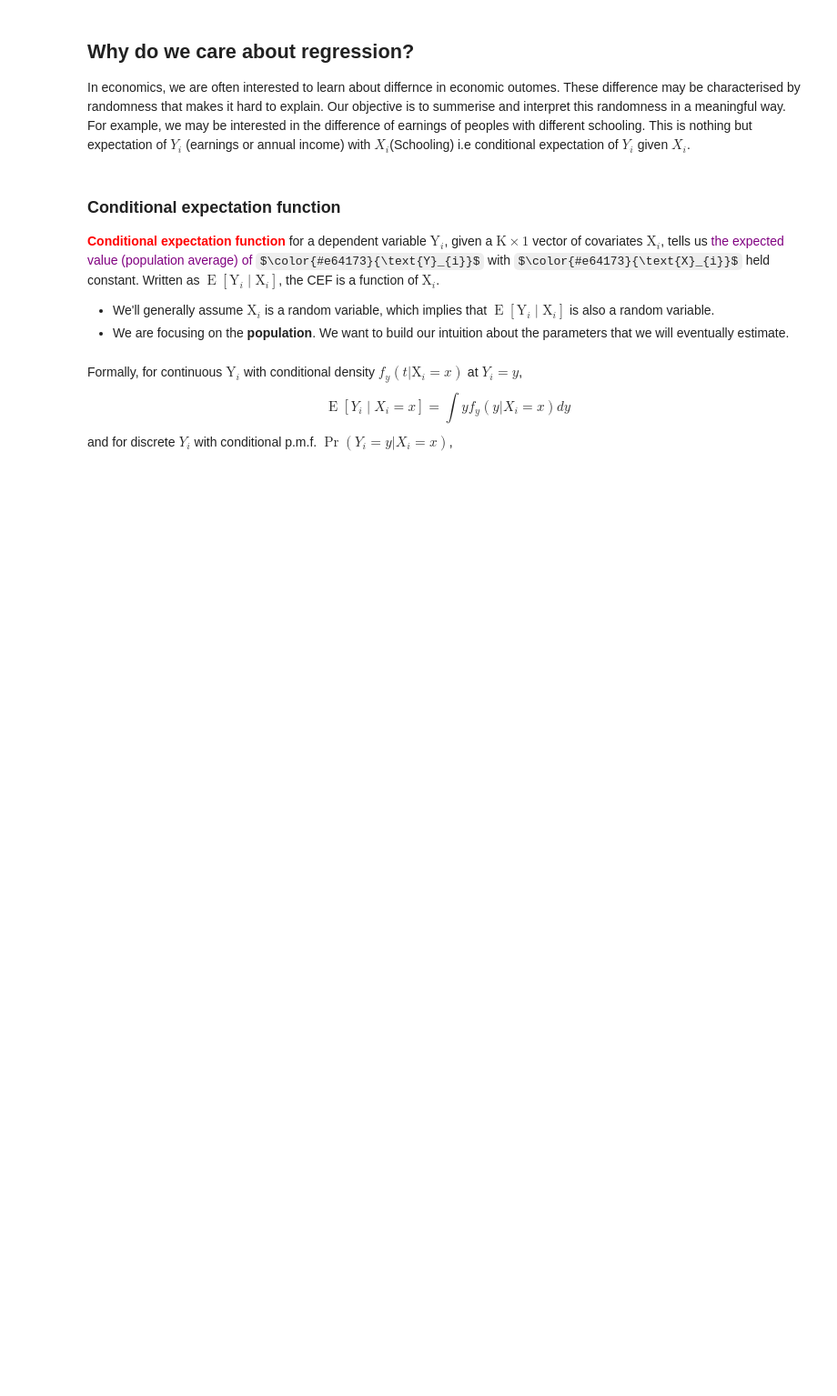
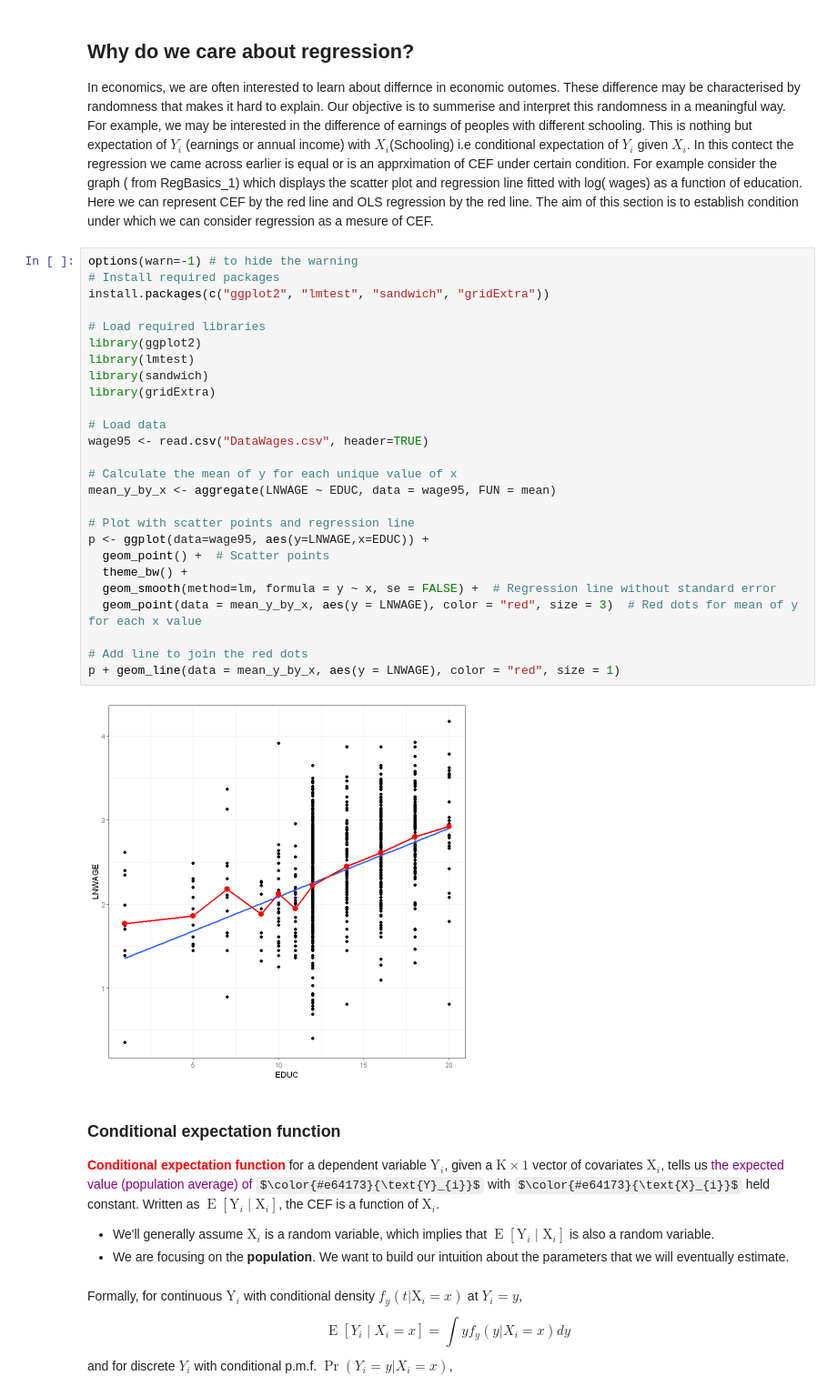
Before and after one commit to sunilpaul29/hs421-2024, a Jupyter notebook: RegBasics/RegBasics_II.ipynb, the cells around one changed output. Shown: that part at 91% size. Drawn from its saved outputs; the diff is of its cells as text; some formulas as TeX source; blank space fills up the shorter version.

```diff
--- a/RegBasics/RegBasics_II.ipynb
+++ b/RegBasics/RegBasics_II.ipynb
@@ -9,6 +9,35 @@ _Sunil Paul_
 # %% [markdown]
 ## Why do we care about regression?
-In economics, we are often interested to learn about differnce in economic outomes. These difference may be characterised by randomness that makes it  hard to explain. Our objective is to summerise and interpret this randomness in a meaningful way. For example, we may be interested in the difference of earnings of peoples with different schooling. This is nothing but expectation of $Y_i$ (earnings or annual income) with $X_i$(Schooling) i.e conditional expectation of $Y_i$ given $X_i$.
+In economics, we are often interested to learn about differnce in economic outomes. These difference may be characterised by randomness that makes it  hard to explain. Our objective is to summerise and interpret this randomness in a meaningful way. For example, we may be interested in the difference of earnings of peoples with different schooling. This is nothing but expectation of $Y_i$ (earnings or annual income) with $X_i$(Schooling) i.e conditional expectation of $Y_i$ given $X_i$. In this contect the regression we came across earlier is equal or is an apprximation of CEF under certain condition.
+For example consider the graph ( from RegBasics_1) which  displays the scatter plot and regression line fitted with log( wages) as a function of education. Here we can represent CEF by the red line and OLS regression by the red line. The aim of this section is to establish condition under which we can consider regression as a mesure of CEF.
+# %%
+options(warn=-1) # to hide the warning
+# Install required packages
+install.packages(c("ggplot2", "lmtest", "sandwich", "gridExtra"))
+
+# Load required libraries
+library(ggplot2)
+library(lmtest)
+library(sandwich)
+library(gridExtra)
+
+# Load data
+wage95 <- read.csv("DataWages.csv", header=TRUE)
+
+# Calculate the mean of y for each unique value of x
+mean_y_by_x <- aggregate(LNWAGE ~ EDUC, data = wage95, FUN = mean)
+
+# Plot with scatter points and regression line
+p <- ggplot(data=wage95, aes(y=LNWAGE,x=EDUC)) +
+  geom_point() +  # Scatter points
+  theme_bw() +
+  geom_smooth(method=lm, formula = y ~ x, se = FALSE) +  # Regression line without standard error
+  geom_point(data = mean_y_by_x, aes(y = LNWAGE), color = "red", size = 3)  # Red dots for mean of y for each x value
+
+# Add line to join the red dots
+p + geom_line(data = mean_y_by_x, aes(y = LNWAGE), color = "red", size = 1)
+# %% [output]
+[figure, added]
 # %% [markdown]
 ### Conditional expectation function
 <span style='color:red'><b>Conditional expectation function </b> </span> for a dependent variable $\text{Y}_{i}$, given a $\text{K}\times 1$ vector of covariates $\text{X}_{i}$, tells us <span style='color:purple'>the expected value (population average) of</span> $\color{#e64173}{\text{Y}_{i}}$ with $\color{#e64173}{\text{X}_{i}}$ held constant. Written as $\mathop{E}\left[ \text{Y}_{i} \mid \text{X}_{i} \right]$, the CEF is a function of $\text{X}_{i}$.<sup>
```
Also changed, not shown: parts of 9 cells of this notebook, 3 other files.
